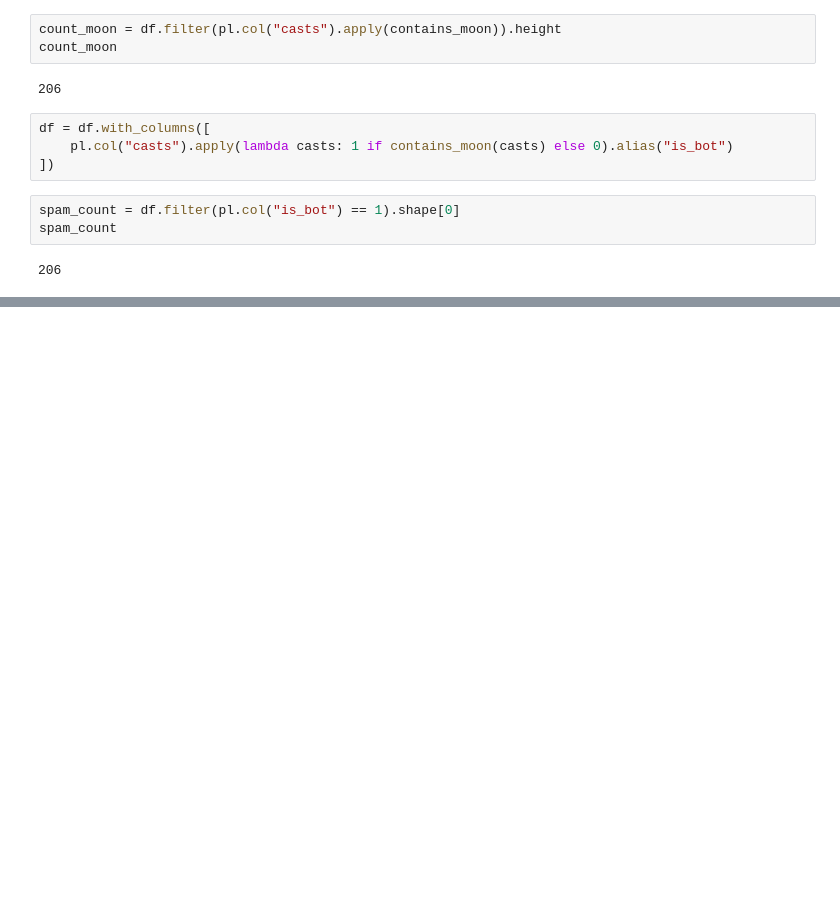
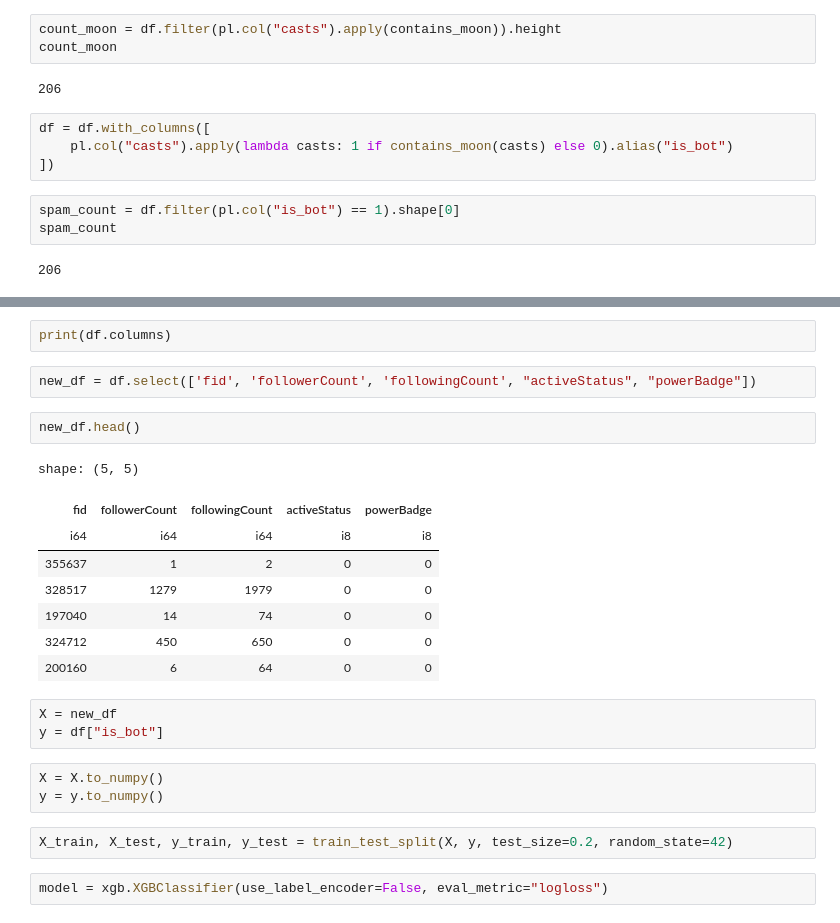
Before and after one commit to DappaDanDev/giza-farcaster-bot, a Jupyter notebook: giza-datasets.ipynb, the cells around one changed output, grey strips where cells are left out. Drawn from its saved outputs; the diff is of its cells as text; blank space fills up the shorter version.

```diff
--- a/giza-datasets.ipynb
+++ b/giza-datasets.ipynb
@@ -355,0 +503,25 @@ spam_count
+# %%
+print(df.columns)
+# %%
+new_df = df.select(['fid', 'followerCount', 'followingCount', "activeStatus", "powerBadge"])
+# %%
+new_df.head()
+# %% [output]
+shape: (5, 5)
+| fid | followerCount | followingCount | activeStatus | powerBadge |
+| i64 | i64 | i64 | i8 | i8 |
+| 355637 | 1 | 2 | 0 | 0 |
+| 328517 | 1279 | 1979 | 0 | 0 |
+| 197040 | 14 | 74 | 0 | 0 |
+| 324712 | 450 | 650 | 0 | 0 |
+| 200160 | 6 | 64 | 0 | 0 |
+# %%
+X = new_df
+y = df["is_bot"]
+# %%
+X = X.to_numpy()
+y = y.to_numpy()
+# %%
+X_train, X_test, y_train, y_test = train_test_split(X, y, test_size=0.2, random_state=42)
+# %%
+model = xgb.XGBClassifier(use_label_encoder=False, eval_metric="logloss")
```
Also changed, not shown: parts of 40 cells of this notebook, 15 other files.
